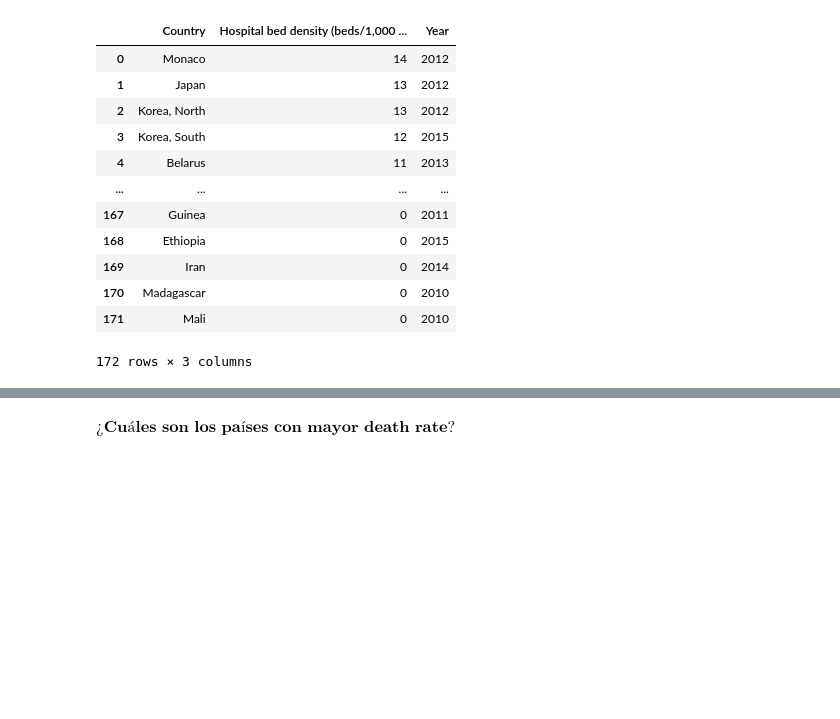
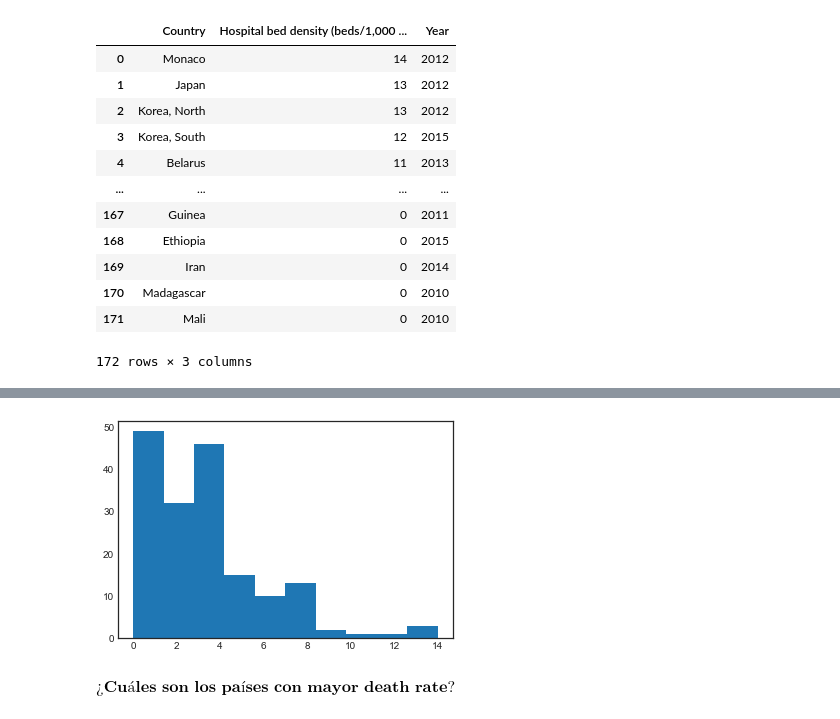
Before and after one commit to DCIDA2019/dcida2020ii-ValdiviaGCR, a Jupyter notebook: Sep11/AnalisisDescriptivo.ipynb, the cells around one changed output, grey strips where cells are left out. Saved outputs shown, nothing was run; the diff lists cells and outputs as text; code cells hidden in the pictures; blank space fills up the shorter version.

```diff
--- a/Sep11/AnalisisDescriptivo.ipynb
+++ b/Sep11/AnalisisDescriptivo.ipynb
@@ -113,4 +123,8 @@ freq            1
 Name: Country, dtype: object
+# %%
+plt.hist(rawdata3['Hospital bed density (beds/1,000 population)']);
+# %% [output]
+[figure, added]
 # %% [markdown]
 $\textbf{¿Cuáles son los países con mayor death rate?}$
 # %% [markdown]
```
Also changed, not shown: parts of 4 cells of this notebook.
